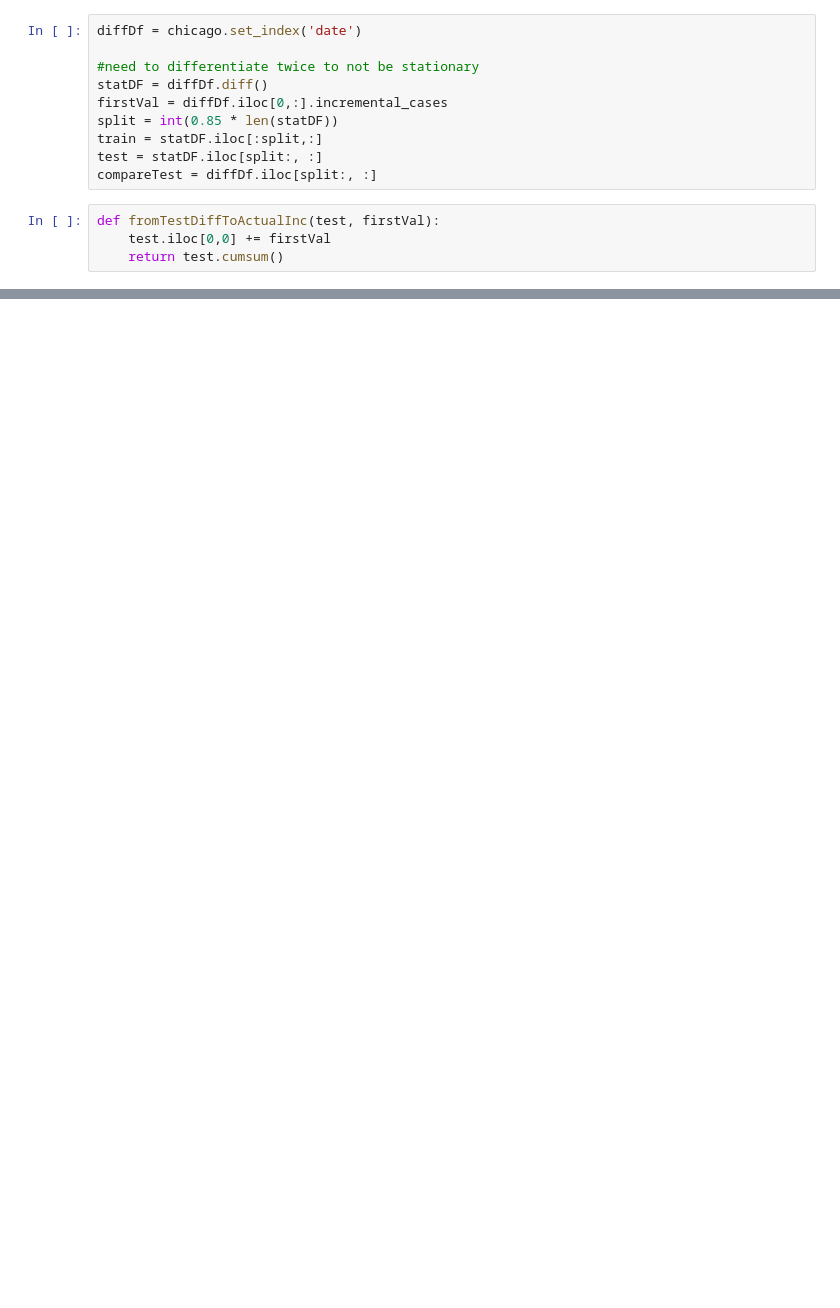
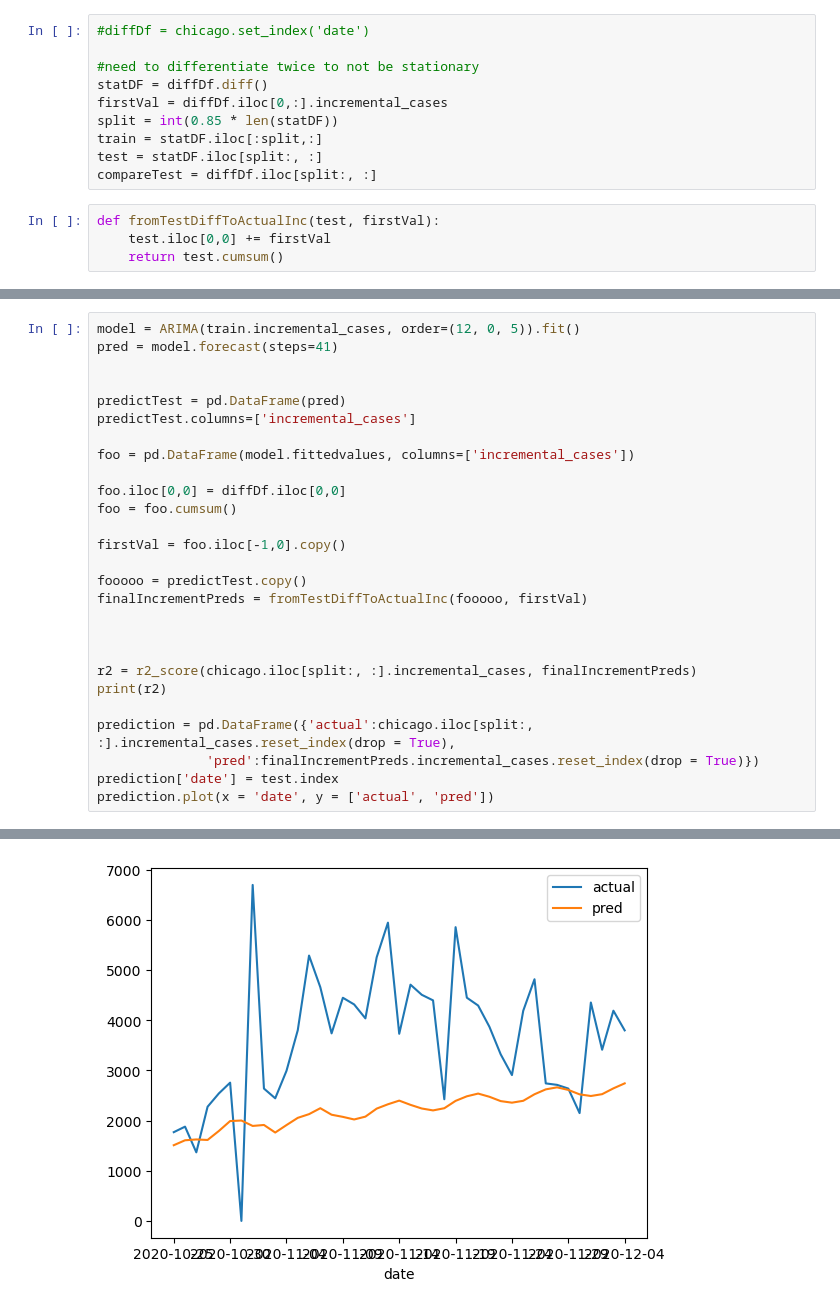
Before and after one commit to songalal/datascienceproject390, a Jupyter notebook: chicago.ipynb, the cells around one changed output, grey strips where cells are left out. Cells and saved outputs as stored; diff of their text form; blank space fills up the shorter version.

Commit message:
added arima and sarima
performed arima and sarima tuning

```diff
--- a/chicago.ipynb
+++ b/chicago.ipynb
@@ -16,5 +16,5 @@ chicago.plot(x='date', y='incremental_cases')
 # %%
-diffDf = chicago.set_index('date')
+#diffDf = chicago.set_index('date')
 
 #need to differentiate twice to not be stationary
 statDF = diffDf.diff()
@@ -160,0 +103,28 @@ print(r2_score(compareTest.incremental_cases, finalIncrementPreds.incremental_ca
+# %%
+model = ARIMA(train.incremental_cases, order=(12, 0, 5)).fit()
+pred = model.forecast(steps=41)
+
+
+predictTest = pd.DataFrame(pred)
+predictTest.columns=['incremental_cases']
+
+foo = pd.DataFrame(model.fittedvalues, columns=['incremental_cases'])
+
+foo.iloc[0,0] = diffDf.iloc[0,0]
+foo = foo.cumsum()
+
+firstVal = foo.iloc[-1,0].copy()
+
+fooooo = predictTest.copy()
+finalIncrementPreds = fromTestDiffToActualInc(fooooo, firstVal)
+
+
+
+r2 = r2_score(chicago.iloc[split:, :].incremental_cases, finalIncrementPreds)
+print(r2)
+
+prediction = pd.DataFrame({'actual':chicago.iloc[split:, :].incremental_cases.reset_index(drop = True),
+              'pred':finalIncrementPreds.incremental_cases.reset_index(drop = True)})
+prediction['date'] = test.index
+prediction.plot(x = 'date', y = ['actual', 'pred'])
+# %% [output]
@@ -160,0 +133 @@ print(r2_score(compareTest.incremental_cases, finalIncrementPreds.incremental_ca
+[figure, added]
```
Also changed, not shown: parts of 7 cells of this notebook, 4 other files.
